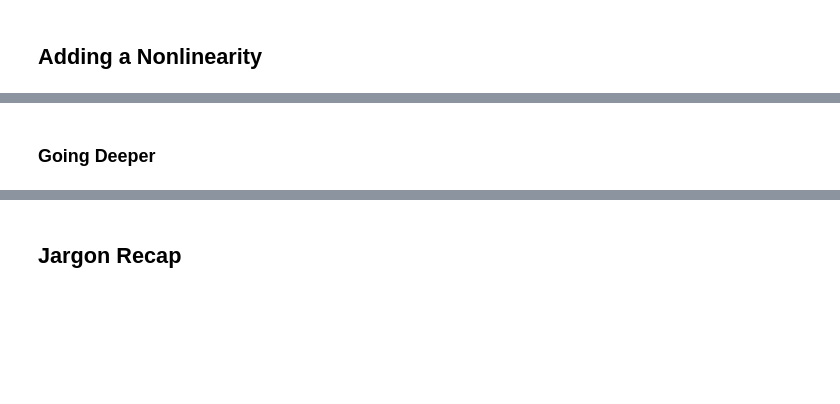
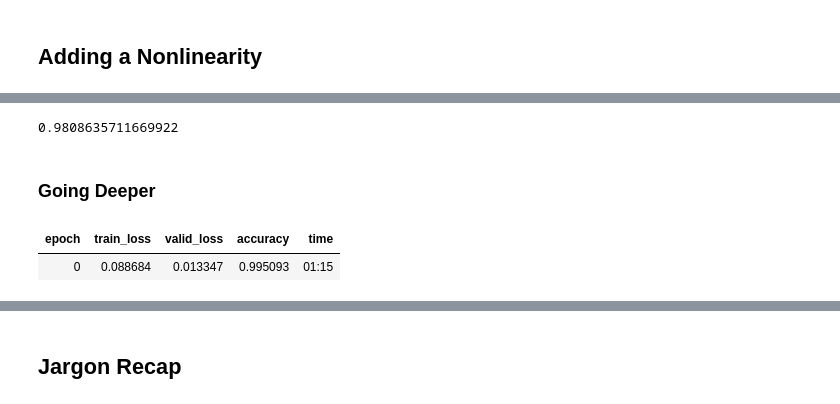
Before and after one commit to stupendousC/fastbook, a Jupyter notebook: clean/04_mnist_basics.ipynb, the cells around one changed output, grey strips where cells are left out. Cells and saved outputs as stored; diff of their text form; code cells hidden in the pictures; blank space fills up the shorter version.

```diff
--- a/clean/04_mnist_basics.ipynb
+++ b/clean/04_mnist_basics.ipynb
@@ -1211,2 +1545,7 @@ learn.recorder.values[-1][2]
+# %%
+# this is the batch_accuracy for the latest epoch
+learn.recorder.values[-1][2]
+# %% [output]
+0.9808635711669922
 # %% [markdown]
 ### Going Deeper
@@ -1213,5 +1565,15 @@ learn.recorder.values[-1][2]
 # %%
+# Check this out, an 18-layer model is actually pretty fast
+# look at that ~100% accuracy!
+# Compare that to how many epochs it took our simple_net model above!
+
 dls = ImageDataLoaders.from_folder(path)
-learn = cnn_learner(dls, resnet18, pretrained=False,
-                    loss_func=F.cross_entropy, metrics=accuracy)
+learn = cnn_learner(dls,
+                    resnet18,
+                    pretrained=False,
+                    loss_func=F.cross_entropy,
+                    metrics=accuracy)
 learn.fit_one_cycle(1, 0.1)
+# %% [output]
+| epoch | train_loss | valid_loss | accuracy | time |
+| 0 | 0.088684 | 0.013347 | 0.995093 | 01:15 |
```
Also changed, not shown: parts of 80 cells of this notebook, 1 other file.
